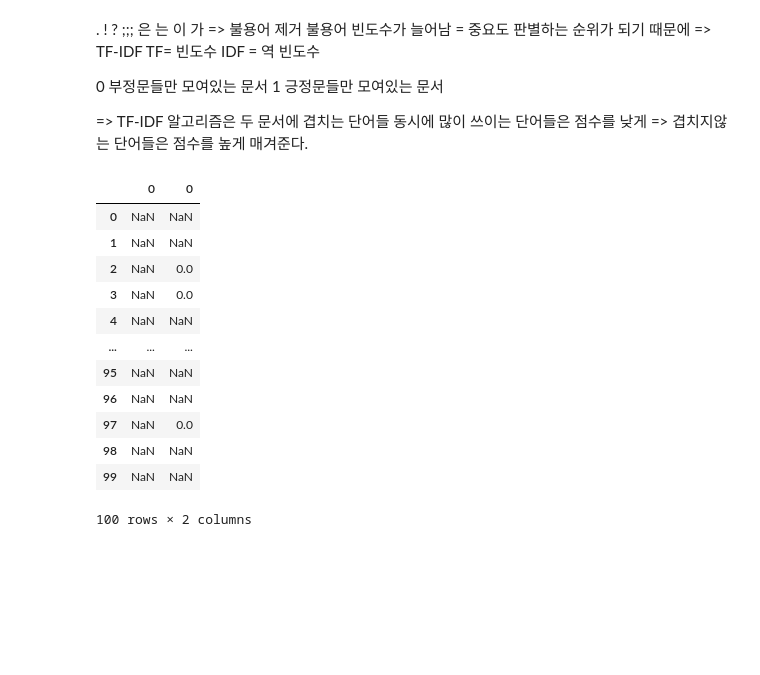
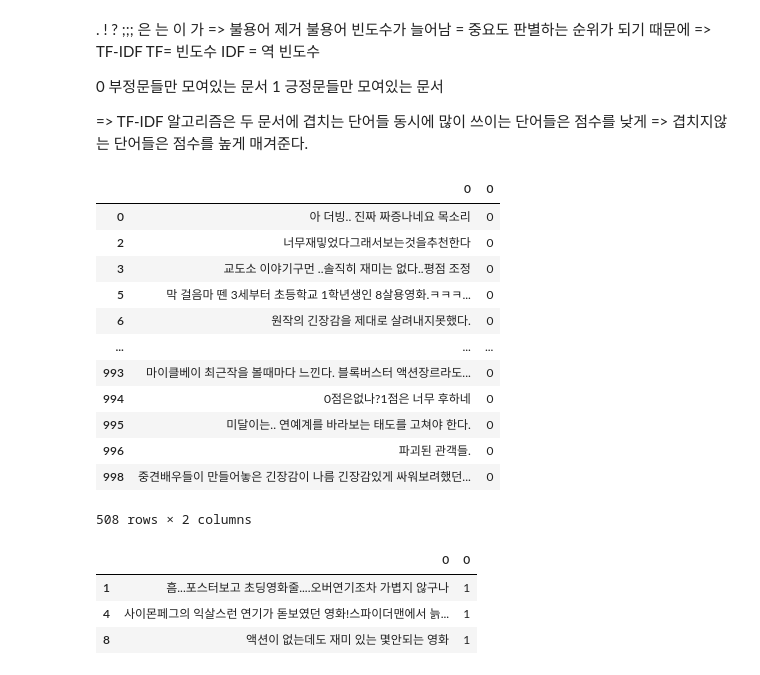
Before and after one commit to BearMeal/Katalk_Conversation_Analysis, a Jupyter notebook: 데이터 EDA 및 모델링/3_24 다시 전처리.ipynb, the cells around one changed output. Saved outputs shown, nothing was run; the diff lists cells and outputs as text; code cells hidden in the pictures; blank space fills up the shorter version.

```diff
--- a/데이터 EDA 및 모델링/3_24 다시 전처리.ipynb
+++ b/데이터 EDA 및 모델링/3_24 다시 전처리.ipynb
@@ -88,35 +88,50 @@ x_tokenized[:5]
 # %%
 import pandas as pd
 
 x_train[:100] #1차원
 
 
 y_train[:100]  #2차원
 
-x_df = pd.DataFrame(x_train[:100])
+x_df = pd.DataFrame(x_train[:1000])
 # print(x_df)
 
-y_df = pd.DataFrame(y_train[:100])
+y_df = pd.DataFrame(y_train[:1000])
 # print(y_df)
 
 # pd.DataFrame(x_df, y_df, columns=['x','y'], axis= 1)
 
 df = pd.concat([x_df, y_df], axis=1)
 
-df_1= df[ (df.iloc[1:] ==0) ]
+# df
+# df.rename(columns={0, 0 : 'x','y'})
+# df_1= df[ (df.iloc[1:] ==0) ]
 
-df_1
+
+bad = df[df.iloc[:,1]==0]
+good = df[df.iloc[:,1]==1]
+
+bad
+# TF-IDF 단어 중요도 점수를 매긴다.
 # %% [output]
 |  | 0 | 0 |
-| 0 | NaN | NaN |
-| 1 | NaN | NaN |
-| 2 | NaN | 0.0 |
-| 3 | NaN | 0.0 |
-| 4 | NaN | NaN |
+| 0 | 아 더빙.. 진짜 짜증나네요 목소리 | 0 |
+| 2 | 너무재밓었다그래서보는것을추천한다 | 0 |
+| 3 | 교도소 이야기구먼 ..솔직히 재미는 없다..평점 조정 | 0 |
+| 5 | 막 걸음마 뗀 3세부터 초등학교 1학년생인 8살용영화.ㅋㅋㅋ... | 0 |
+| 6 | 원작의 긴장감을 제대로 살려내지못했다. | 0 |
 | ... | ... | ... |
-| 95 | NaN | NaN |
-| 96 | NaN | NaN |
-| 97 | NaN | 0.0 |
-| 98 | NaN | NaN |
-| 99 | NaN | NaN |
+| 993 | 마이클베이 최근작을 볼때마다 느낀다. 블록버스터 액션장르라도... | 0 |
+| 994 | 0점은없나?1점은 너무 후하네 | 0 |
+| 995 | 미달이는.. 연예계를 바라보는 태도를 고쳐야 한다. | 0 |
+| 996 | 파괴된 관객들. | 0 |
+| 998 | 중견배우들이 만들어놓은 긴장감이 나름 긴장감있게 싸워보려했던... | 0 |
-100 rows × 2 columns
+508 rows × 2 columns
+# %%
+# bad[:3]
+good[:3]
+# %% [output]
+|  | 0 | 0 |
+| 1 | 흠...포스터보고 초딩영화줄....오버연기조차 가볍지 않구나 | 1 |
+| 4 | 사이몬페그의 익살스런 연기가 돋보였던 영화!스파이더맨에서 늙... | 1 |
+| 8 | 액션이 없는데도 재미 있는 몇안되는 영화 | 1 |
```
Also changed, not shown: parts of 9 cells of this notebook.
